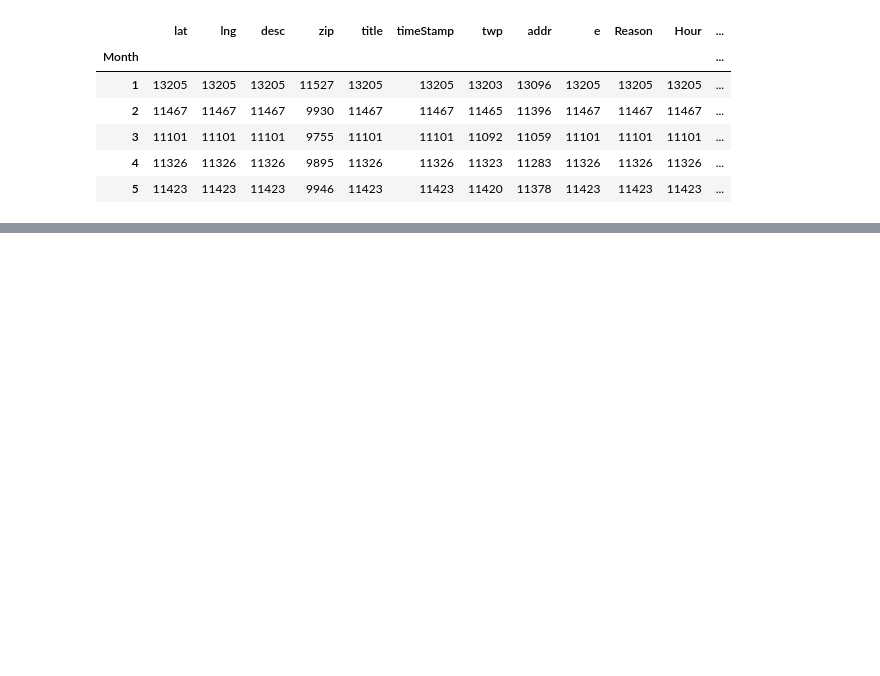
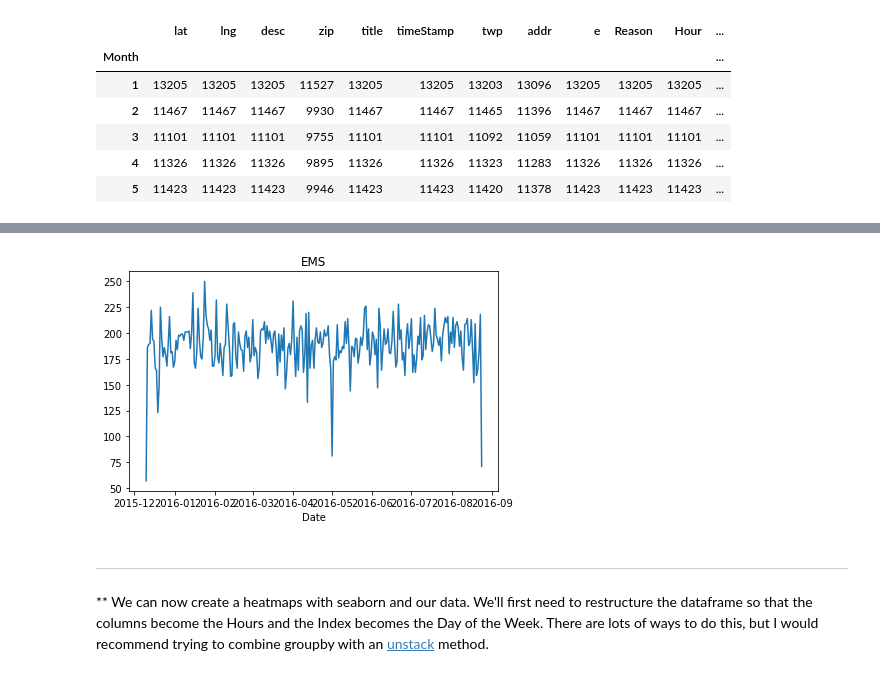
Before and after one commit to azuniga1/Emergency-911-Calls-Fire-Traffic-EMS, a Jupyter notebook: 911 Calls Data Project.ipynb, the cells around one changed output, grey strips where cells are left out. Cells and saved outputs as stored; diff of their text form; code cells hidden in the pictures; blank space fills up the shorter version.

```diff
--- a/911 Calls Data Project.ipynb
+++ b/911 Calls Data Project.ipynb
@@ -284,0 +241,9 @@ ____
+# %%
+data[data['Reason']=='EMS'].groupby('Date').count()['twp'].plot()
+plt.title('EMS')
+plt.tight_layout()
+# %% [output]
+[figure, added]
+# %% [markdown]
+____
+** We can now create a  heatmaps with seaborn and our data. We'll first need to restructure the dataframe so that the columns become the Hours and the Index becomes the Day of the Week. There are lots of ways to do this, but I would recommend trying to combine groupby with an [unstack](http://pandas.pydata.org/pandas-docs/stable/generated/pandas.DataFrame.unstack.html) method.
```
Also changed, not shown: parts of 59 cells of this notebook.
